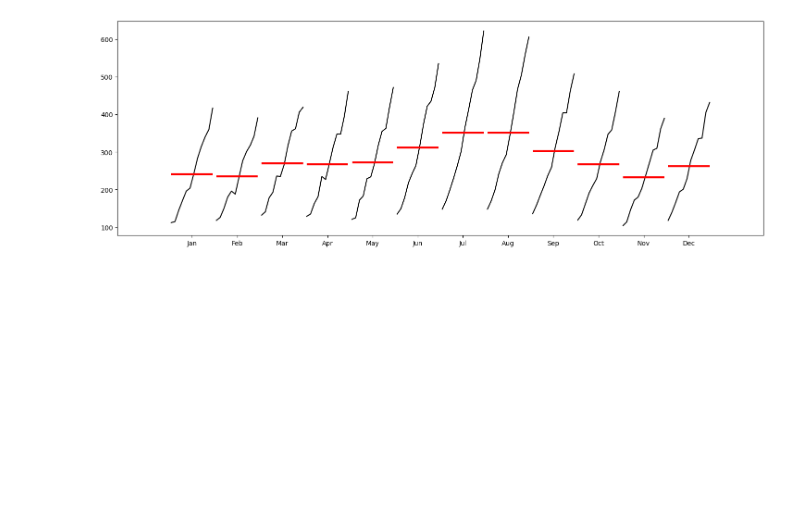
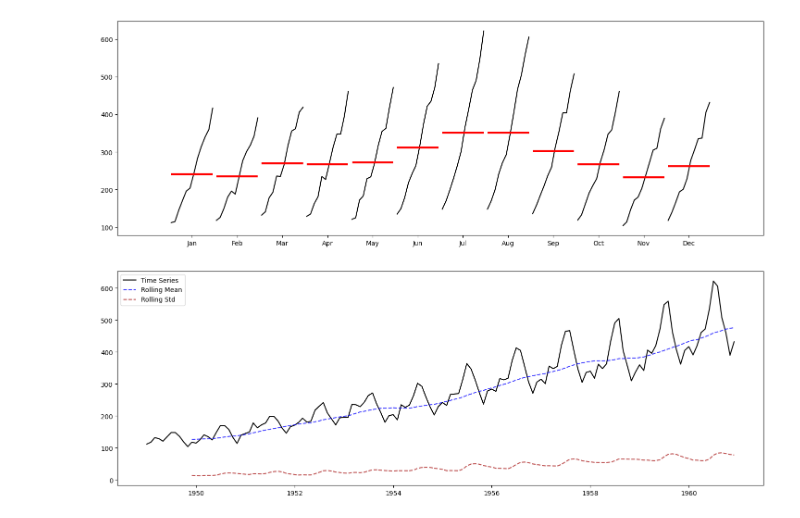
Before and after one commit to AyushDevadiga1/Machine-Learning, a Jupyter notebook: TimeSeriesAnalysisIntroduction.ipynb, the cells around one changed output. Drawn from its saved outputs; the diff is of its cells as text; code cells hidden in the pictures; blank space fills up the shorter version.

Commit message:
Rolling window analysis to check the mean and std of the dataset for model choice used to be i forecasting

```diff
--- a/TimeSeriesAnalysisIntroduction.ipynb
+++ b/TimeSeriesAnalysisIntroduction.ipynb
@@ -87,0 +91,14 @@ plt.show()
+# %%
+rolling_mean = df['#Passengers'].rolling(window=12).mean()
+rolling_std = df['#Passengers'].rolling(window=12).std()
+# %%
+plt.figure(figsize=(18,6))
+
+plt.plot(df['#Passengers'],label='Time Series',color='#000000')
+plt.plot(rolling_mean,'--',label='Rolling Mean',color="#0400FF",alpha=0.75)
+plt.plot(rolling_std,'--',label='Rolling Std',color="#A50F0F",alpha=0.75)
+
+plt.legend()
+plt.show()
+# %% [output]
+[figure, added]
```
Also changed, not shown: parts of 3 cells of this notebook.
